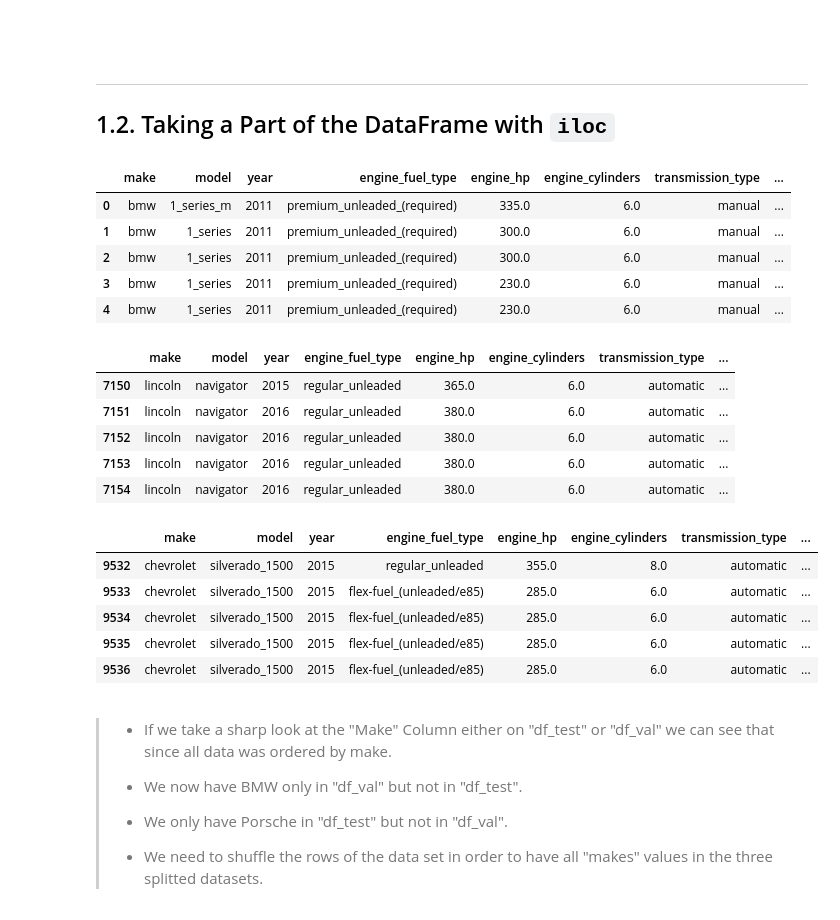
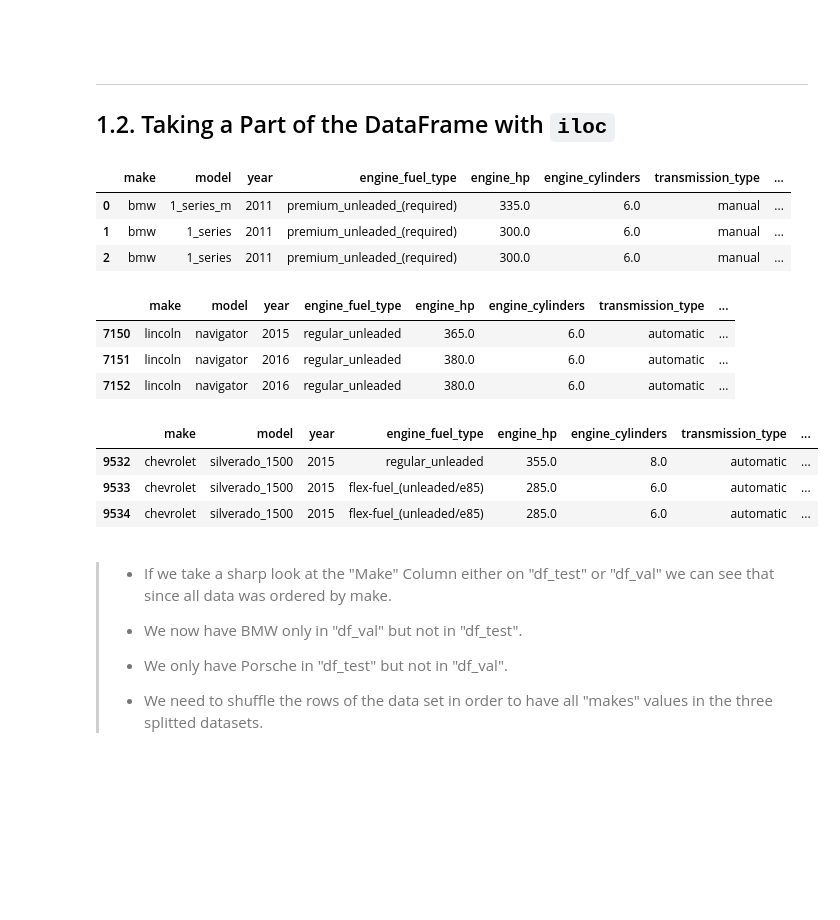
Before and after one commit to MiltonValleL/ml_zoomcamp_2026, a Jupyter notebook: module-02_Regression/02.2.regression_modelling.ipynb, the cells around one changed output. Cells and saved outputs as stored; diff of their text form; code cells hidden in the pictures; blank space fills up the shorter version.

```diff
--- a/module-02_Regression/02.2.regression_modelling.ipynb
+++ b/module-02_Regression/02.2.regression_modelling.ipynb
@@ -89,32 +89,26 @@ df_train = df.iloc[:n_train]
 df_val = df.iloc[n_train:n_train + n_val]
 df_test = df.iloc[n_train + n_val:]
 # %%
-df_train.head()
+df_train.head(3)
 # %% [output]
 |  | make | model | year | engine_fuel_type | engine_hp | engine_cylinders | transmission_type | ... |
 | 0 | bmw | 1_series_m | 2011 | premium_unleaded_(required) | 335.0 | 6.0 | manual | ... |
 | 1 | bmw | 1_series | 2011 | premium_unleaded_(required) | 300.0 | 6.0 | manual | ... |
 | 2 | bmw | 1_series | 2011 | premium_unleaded_(required) | 300.0 | 6.0 | manual | ... |
-| 3 | bmw | 1_series | 2011 | premium_unleaded_(required) | 230.0 | 6.0 | manual | ... |
-| 4 | bmw | 1_series | 2011 | premium_unleaded_(required) | 230.0 | 6.0 | manual | ... |
 # %%
-df_val.head()
+df_val.head(3)
 # %% [output]
 |  | make | model | year | engine_fuel_type | engine_hp | engine_cylinders | transmission_type | ... |
 | 7150 | lincoln | navigator | 2015 | regular_unleaded | 365.0 | 6.0 | automatic | ... |
 | 7151 | lincoln | navigator | 2016 | regular_unleaded | 380.0 | 6.0 | automatic | ... |
 | 7152 | lincoln | navigator | 2016 | regular_unleaded | 380.0 | 6.0 | automatic | ... |
-| 7153 | lincoln | navigator | 2016 | regular_unleaded | 380.0 | 6.0 | automatic | ... |
-| 7154 | lincoln | navigator | 2016 | regular_unleaded | 380.0 | 6.0 | automatic | ... |
 # %%
-df_test.head()
+df_test.head(3)
 # %% [output]
 |  | make | model | year | engine_fuel_type | engine_hp | engine_cylinders | transmission_type | ... |
 | 9532 | chevrolet | silverado_1500 | 2015 | regular_unleaded | 355.0 | 8.0 | automatic | ... |
 | 9533 | chevrolet | silverado_1500 | 2015 | flex-fuel_(unleaded/e85) | 285.0 | 6.0 | automatic | ... |
 | 9534 | chevrolet | silverado_1500 | 2015 | flex-fuel_(unleaded/e85) | 285.0 | 6.0 | automatic | ... |
-| 9535 | chevrolet | silverado_1500 | 2015 | flex-fuel_(unleaded/e85) | 285.0 | 6.0 | automatic | ... |
-| 9536 | chevrolet | silverado_1500 | 2015 | flex-fuel_(unleaded/e85) | 285.0 | 6.0 | automatic | ... |
 # %% [markdown]
 > - If we take a sharp look at the "Make" Column either on "df_test" or "df_val" we can see that since all data was ordered by make.
 >
```
Also changed, not shown: parts of 29 cells of this notebook.
